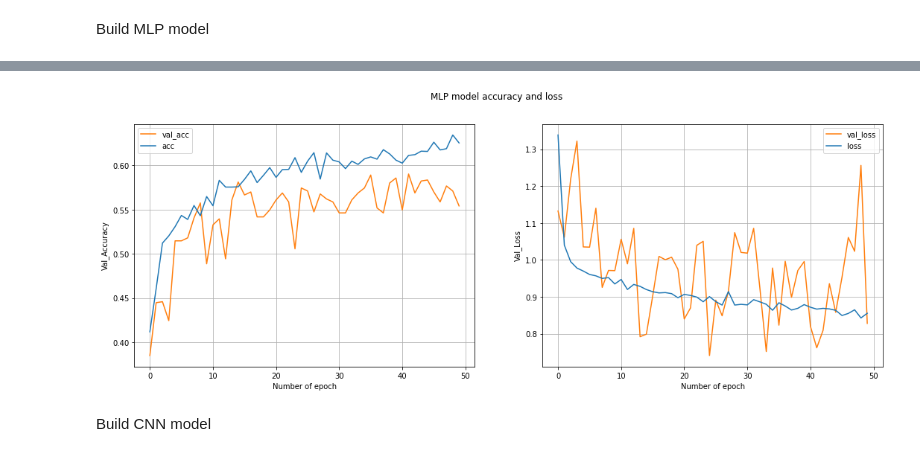
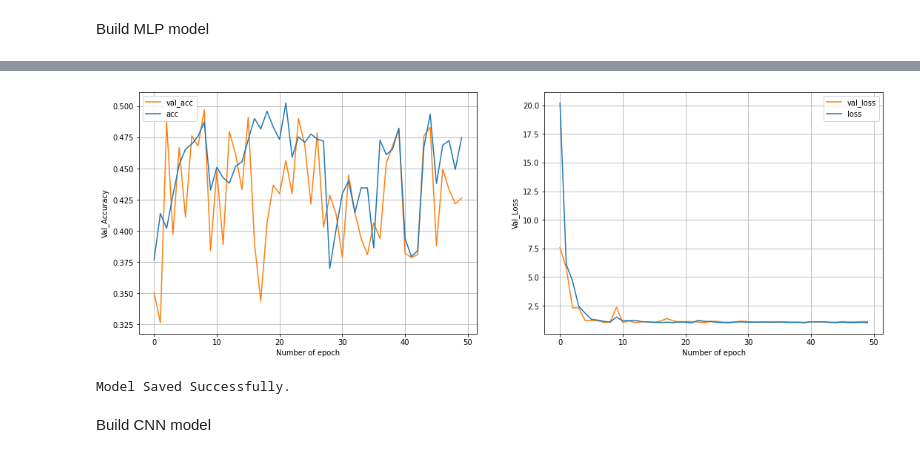
Before and after one commit to jerryzhuang0914/ImageClassification, a Jupyter notebook: train_tensorflow.ipynb, the cells around one changed output, grey strips where cells are left out. Cells and saved outputs as stored; diff of their text form; code cells hidden in the pictures.

```diff
--- a/train_tensorflow.ipynb
+++ b/train_tensorflow.ipynb
@@ -56,11 +152,16 @@ Build MLP model
 # %%
 def build_MLP_model():
     model = Sequential()
+    # layer 1
     model.add(Flatten(input_shape = (300, 300, 3)))
     model.add(Dense(256, activation='relu'))
+    # layer 2
     model.add(Dense(128, activation='relu'))
+    # layer 3
     model.add(Dense(3, activation='softmax'))
-    model.compile(optimizer='sgd', loss='categorical_crossentropy', metrics=['accuracy'])
-    model.summary()
-    epoch = model.fit(train, validation_data = test, epochs = 50, verbose = 1)
-    return epoch, model
+
+    model.compile(optimizer='adam', loss='categorical_crossentropy', metrics=['accuracy'])
+    return model
+# %%
+MLP_model = build_MLP_model()
+MLP_model.summary()
@@ -67,4 +185,4 @@ def build_MLP_model():
 # %%
-# train the model
-epoch, MLP_model = build_MLP_model()
+# train MLP model
+history_MLP, MLP_model_save = train_model(MLP_model)
 # %% [output]
@@ -88,24 +206,5 @@ Epoch 50/50
-# %%
-# Evaluate the model
-def evaluate_model():
-    fig, (ax1, ax2) = plt.subplots(1, 2, figsize=(18, 6))
-    fig.suptitle('model accuracy and loss')
-    ax1.plot(epoch.history['val_accuracy'], 'tab:orange', label='val_acc')
-    ax1.plot(epoch.history['accuracy'], 'tab:blue', label='acc')
-    ax1.legend()
-    ax1.grid(True)
-    ax1.set_ylabel('Val_Accuracy')
-    ax1.set_xlabel('Number of epoch')
-
-    ax2.plot(epoch.history['val_loss'], 'tab:orange', label='val_loss')
-    ax2.plot(epoch.history['loss'], 'tab:blue', label='loss')
-    ax2.legend()
-    ax2.grid(True)
-    ax2.set_ylabel('Val_Loss')
-    ax2.set_xlabel('Number of epoch')
-    return plt.show()
 # %%
-# Evaluate baseline MLP model
-evaluate_model()
+# Evaluate MLP model
+evaluate_model(history_MLP)
 # %% [output]
-[figure, old version]
+[figure, new version]
@@ -120,3 +211,7 @@ def save_model(model,name):
+# %%
+save_model(MLP_model_save,'MLP_model')
+# %% [output]
+Model Saved Successfully.
 # %% [markdown]
 Build CNN model
 # %%
```
Also changed, not shown: parts of 100 cells of this notebook.
